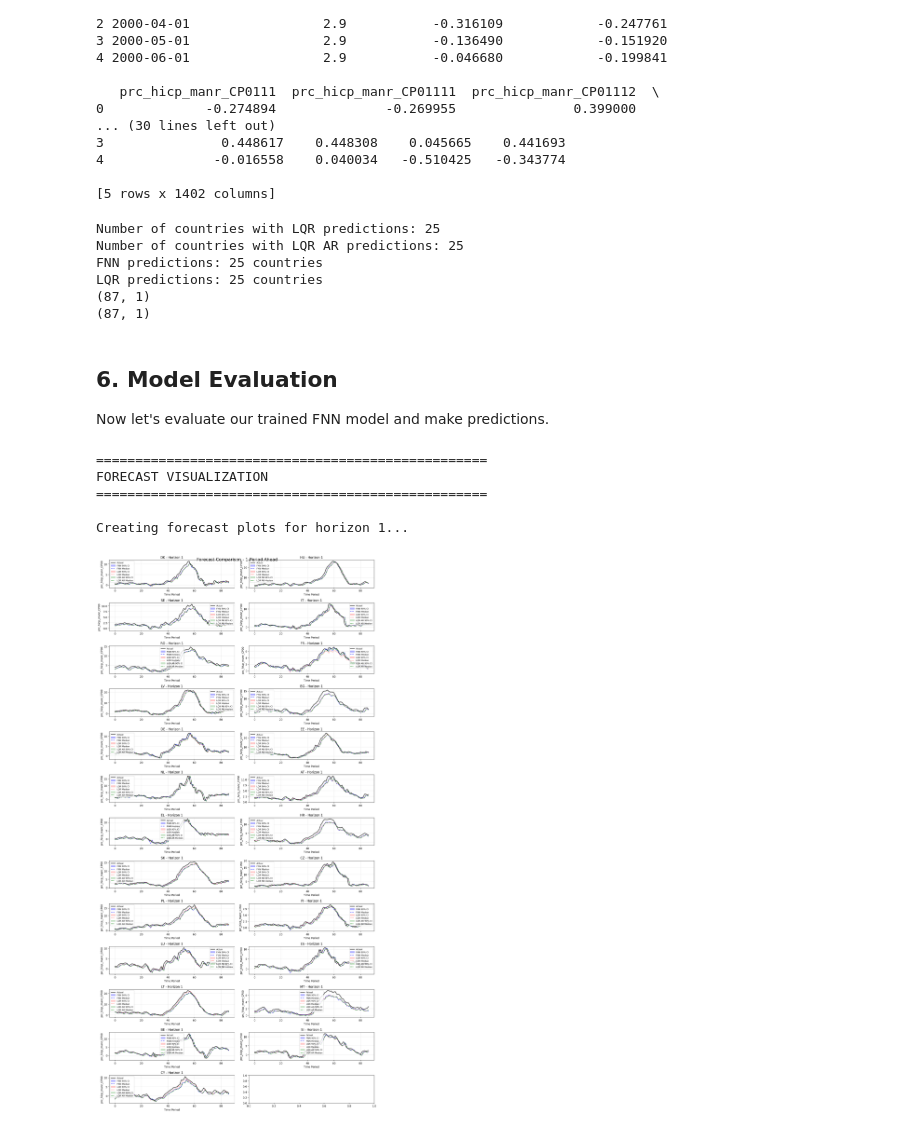
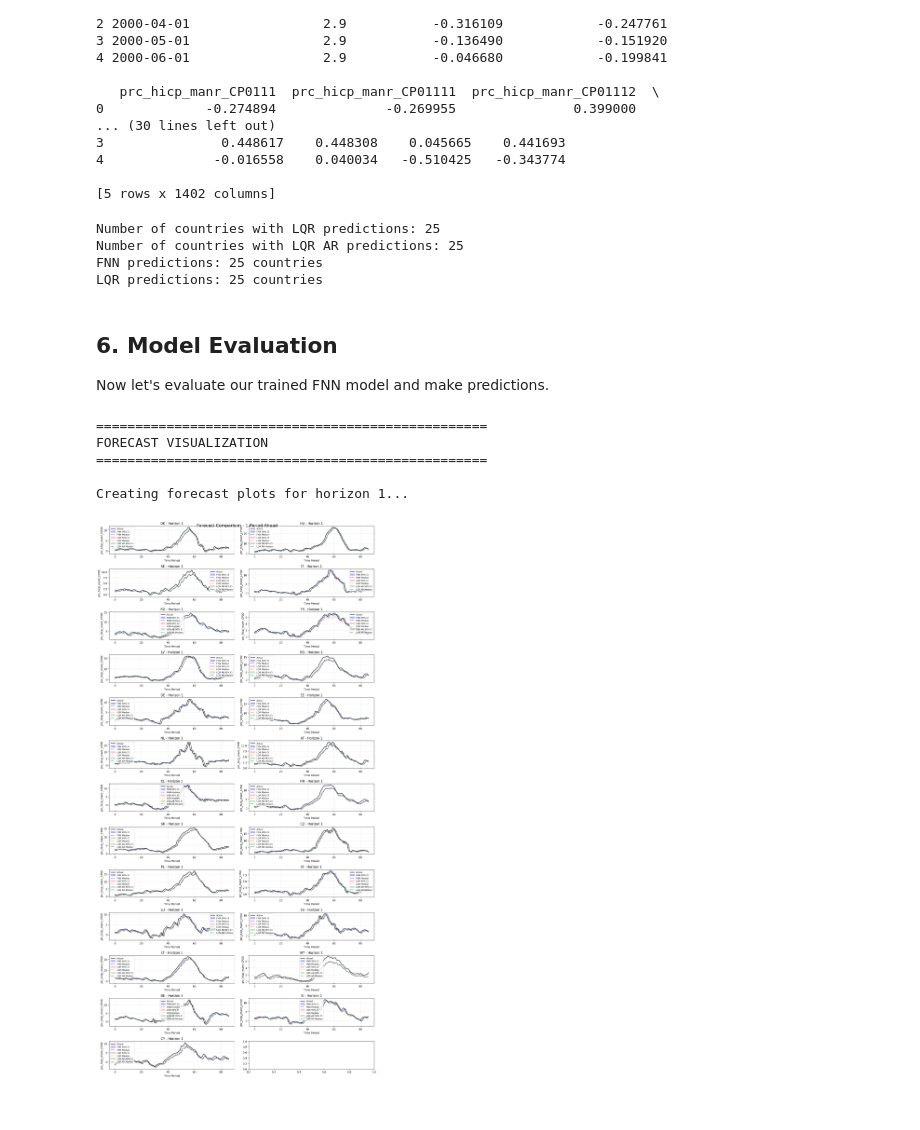
Before and after one commit to Sicco123/ml_macro_at_risk, a Jupyter notebook: examples/example.ipynb, the cells around one changed output. Drawn from its saved outputs; the diff is of its cells as text; code cells hidden in the pictures.

```diff
--- a/examples/example.ipynb
+++ b/examples/example.ipynb
@@ -146,7 +146,7 @@ except FileNotFoundError:
             'test_cutoff': '2018-12-31',
             'min_train_points': 60
         },
-        'factor_nn': {
+        'ensemble_nn': {
             'units_per_layer': [8, 4],
             'activation': 'relu',
             'optimizer': 'adam',
@@ -521,7 +521,7 @@ def create_dummy_variables(data_list, time_col="TIME", add_country_dummies=False
 # Prepare data for models
 # Convert country dictionaries to lists for model APIs
 import traceback
-from src.factor_nn_api import FactorNN  # High-level API from factor_nn_api.py
+from src.ensemble_nn_api import EnsembleNNAPI  # High-level API from ensemble_nn_api.py
 from src.lqr_api import LQRModel        # High-level API from lqr_api.py
 
 train_data_list = []
@@ -549,17 +549,17 @@ for i, df in enumerate(test_data_list):
         test_data_list[i]['TIME'] = pd.to_datetime(df['TIME'])
 
 
-if config['factor_nn']['country_dummies'] and not config['factor_nn']['per_country']:
+if config['ensemble_nn']['country_dummies'] and not config['ensemble_nn']['per_country']:
     global_train_data_list = create_dummy_variables(
         train_data_list,
         time_col="TIME",
-        add_country_dummies=config['factor_nn']['country_dummies']
+        add_country_dummies=config['ensemble_nn']['country_dummies']
     )
 
     global_test_data_list = create_dummy_variables(
         test_data_list,
         time_col="TIME",
-        add_country_dummies=config['factor_nn']['country_dummies']
+        add_country_dummies=config['ensemble_nn']['country_dummies']
     )
 else:
     global_train_data_list = train_data_list
@@ -1021,14 +1010,15 @@ fnn_per_country_predictions, fnn_per_country_targets = {}, {}
 
 for idx, test_data in enumerate(global_test_data_list):
 
-    if config['factor_nn']['per_country']:
+    if config['ensemble_nn']['per_country']:
         model = fnn_models[idx]['model']
-        predictions, targets = model.predict_country(test_data, 0)
+        predictions, targets = model.predict_per_country(test_data, 0)
         fnn_per_country_predictions[country_names[idx]] = predictions
         fnn_per_country_targets[country_names[idx]] = targets
     else:
-        if factor_nn:
-            predictions, targets = factor_nn.predict_country(test_data, idx)
+        if ensemble_nn:
+            predictions, targets = ensemble_nn.predict_per_country(test_data, country_names[idx])
+
             fnn_per_country_predictions[country_names[idx]] = predictions
             fnn_per_country_targets[country_names[idx]] = targets
         else:
@@ -1053,16 +1043,11 @@ print(f"LQR predictions: {len(lqr_per_country_predictions)} countries")
 
 #fnn_per_country_predictions = lqr_ar_per_country_predictions
 #nn_per_country_targets = lqr_ar_per_country_targets
-
-print(fnn_per_country_targets['DK'].shape)
-print(lqr_per_country_targets['DK'].shape)
 # %% [output]
 Number of countries with LQR predictions: 25
 Number of countries with LQR AR predictions: 25
 FNN predictions: 25 countries
 LQR predictions: 25 countries
-(87, 1)
-(87, 1)
 # %% [markdown]
 ## 6. Model Evaluation
 
@@ -1280,7 +1265,7 @@ for h, horizon in enumerate(config['data']['horizons']):
 
         # Extract predictions and targets for this country and horizon
         # Targets: if 2D (samples, horizons), get column h; if 1D, use as-is
-        if fnn_targets.ndim == 2:
+        if fnn_per_country_targets[country].ndim == 2:
             actual = fnn_per_country_targets[country][:, h]
         else:
             actual = fnn_per_country_targets[country]  # Single horizon case
@@ -1413,34 +1398,34 @@ for h, horizon in enumerate(config['data']['horizons']):
 
 #         # Add expected coverage line for this quantile
 #         ax.axhline(y=expected_coverage, color='gray', linestyle='--',
 #                     alpha=0.7, linewidth=1)
 
 #         # Add value labels on bars
 #         for bars in [bars1, bars2]:
 #             for bar in bars:
 #                 height = bar.get_height()
 #                 ax.text(bar.get_x() + bar.get_width()/2., height,
 #                         f'{height:.1f}%', ha='center', va='bottom', fontsize=8)
 
 #     ax.set_xlabel('Forecast Horizon')
 #     ax.set_ylabel('Coverage (%)')
 #     ax.set_title('Prediction Interval Coverage Analysis by Quantile')
 #     ax.set_xticks(x)
 #     ax.set_xticklabels([f'H{h}' for h in horizons])
 #     ax.legend(bbox_to_anchor=(1.05, 1), loc='upper left')
 #     ax.grid(True, alpha=0.3)
 
 #     plt.tight_layout()
 #     plt.show()
 
 #     print("\n✓ Forecast visualization completed!")
 # %% [output]
 ==================================================
 FORECAST VISUALIZATION
 ==================================================
 
 Creating forecast plots for horizon 1...
-[figure, old version]
+[figure, new version]
 # %%
 # === 8. Statistical Significance Testing ===
 print("\n" + "="*50)
```
Also changed, not shown: parts of 7 cells of this notebook.
